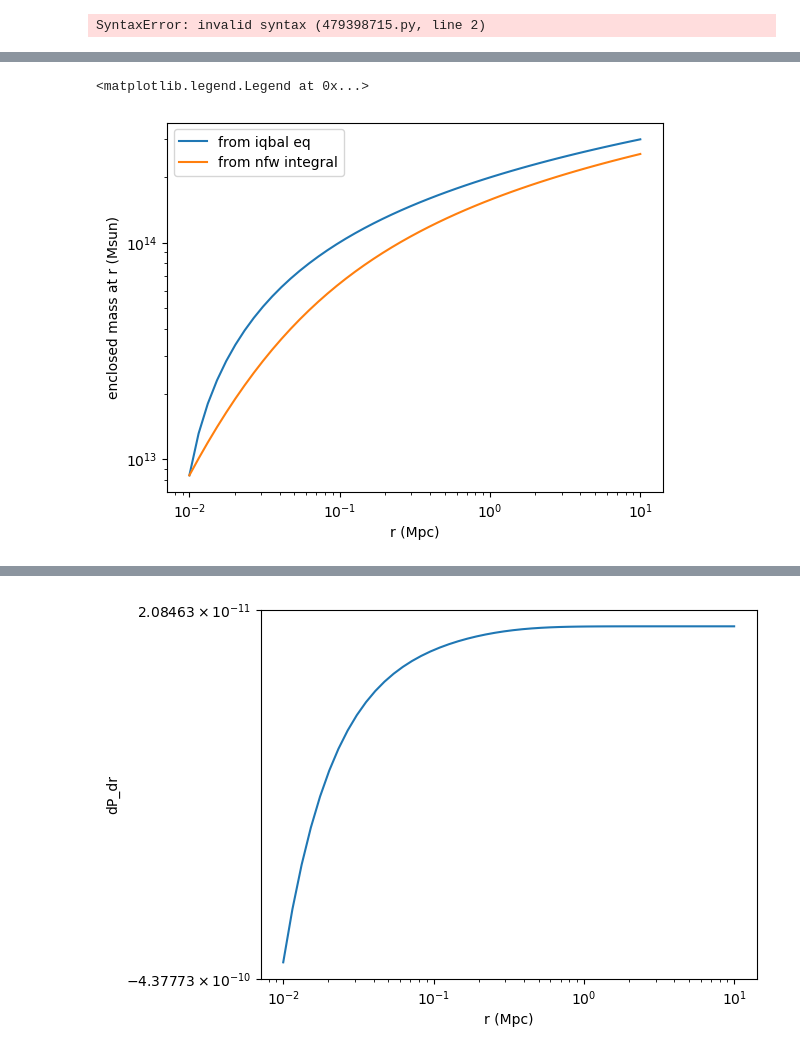
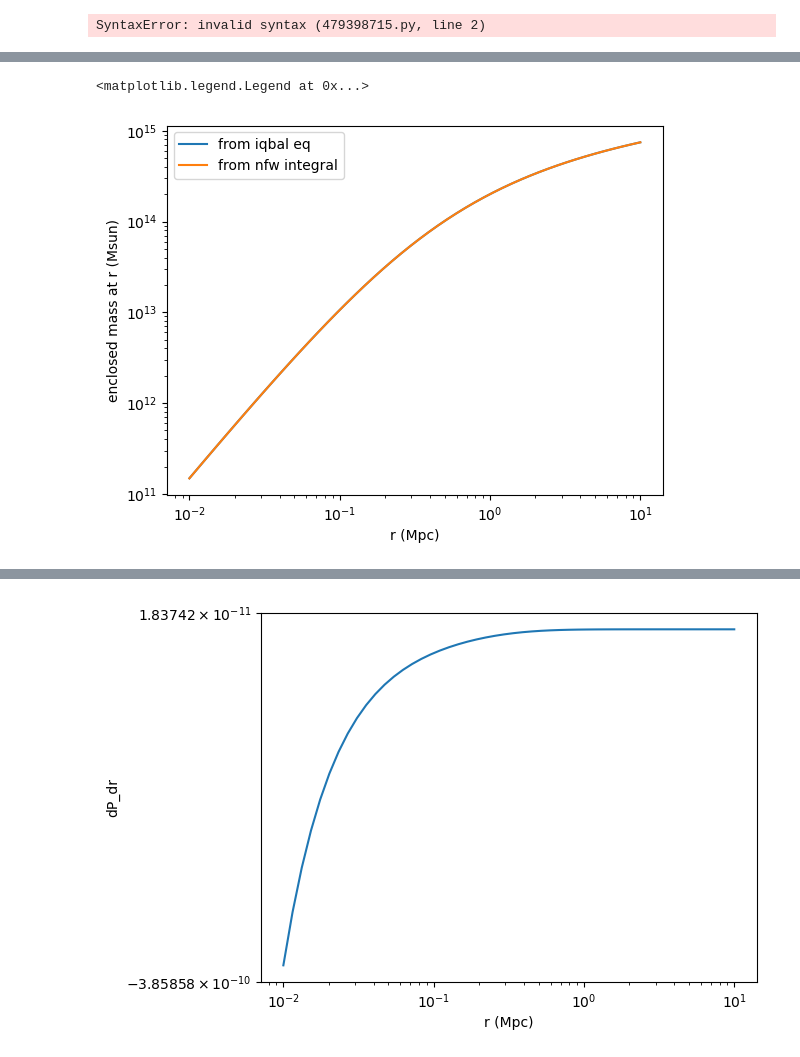
Before and after one commit to eleanorstuart/thermo-idm, a Jupyter notebook: Iqbal_AGN_heating.ipynb, the cells around one changed output, grey strips where cells are left out. Cells and saved outputs as stored; diff of their text form; code cells hidden in the pictures.

```diff
--- a/Iqbal_AGN_heating.ipynb
+++ b/Iqbal_AGN_heating.ipynb
@@ -172,27 +177,33 @@ def calculate_density_normalization(r_s, M500, R500):
-# %%
-def rho_nfw(r, M500, R500): # input r as scalar in Mpc
-    r_s = 0.01 * u.Mpc
-    rho_s = calculate_density_normalization(r_s, M500, R500)#10**18 * u.Msun/(u.Mpc)**3
-    r_s = r_s.value
-    y=r/r_s
-    return(rho_s/(y*(1+y)**2)).to(u.Msun/u.Mpc**3)
-
-def M_tot(rs, M500, R500):
-    M = []
-    for r in rs:
-        r=r.value
-        integrand = lambda x: 4*np.pi*x**2 * rho_nfw(x, M500, R500).value
-        M.append(quad(integrand, 0, r)[0])
-    return M*u.Msun
+# %%
+def calculate_density_normalization(r_s, M500, R500):
+    y=R500/r_s
+    return ((M500/(4*np.pi*r_s**3))*(np.log(1+y) - y/(1+y))**(-1)).to(u.Msun/u.Mpc**3)
+# %%
+def rho_nfw(r, M500, R500): # input r as scalar in Mpc
+    #r_s = 0.005 * u.Mpc
+    r_s = iq.scale_radius(1.25*M500, z)
+    rho_s = calculate_density_normalization(r_s, M500, R500)#10**18 * u.Msun/(u.Mpc)**3
+    r_s = r_s.value
+    y=r/r_s
+    return(rho_s/(y*(1+y)**2)).to(u.Msun/u.Mpc**3)
+
+def M_tot(rs, R500, M500):
+    M = []
+    for r in rs:
+        r=r.value
+        integrand = lambda x: 4*np.pi*x**2 * rho_nfw(x, M500, R500).value
+        M.append(quad(integrand, 0, r)[0])
+    return M*u.Msun
 # %%
 def M_enc(r, R500, M500): #mass enclosed within radius r of an NFW profile
     # pick scale density and radius (TODO: pick these better)
-    r_s = 0.01 * u.Mpc
+    #r_s = 0.005 * u.Mpc
+    r_s = iq.scale_radius(1.25*M500, z)
     rho_s = calculate_density_normalization(r_s, M500, R500)#10**18 * u.Msun/(u.Mpc)**3
     #r_s = r_s.value
 
     y = r/r_s
-    return ((4 * np.pi * r_s**3 * rho_s) * (np.log(1+y) - (1/(1+y)))).to(u.Msun)
+    return ((4 * np.pi * r_s**3 * rho_s) * (np.log(1+y) - (y/(1+y)))).to(u.Msun)
 # %%
 def T_g(r, R500, M500, z):
     r=r*u.Mpc
@@ -222,12 +229,12 @@ $[2.4271591 \times 10^{8},~2.9019678 \times 10^{8},~3.4432097 \times 10^{8},~4.0
 # %%
 plt.loglog(rs, M_enc(rs, R500, M500), label='from iqbal eq')
-plt.loglog(rs, M_tot(rs, M500, R500), label='from nfw integral')
+plt.loglog(rs, M_tot(rs, R500, M500), label='from nfw integral')
 plt.xlabel('r (Mpc)')
 plt.ylabel('enclosed mass at r (Msun)')
 plt.legend()
 # %% [output]
 <matplotlib.legend.Legend at 0x...>
-[figure, old version]
+[figure, new version]
 # %%
 M_enc(rs, R500, M500)
 # %% [output]
```
Also changed, not shown: parts of 8 cells of this notebook, 1 other file.
